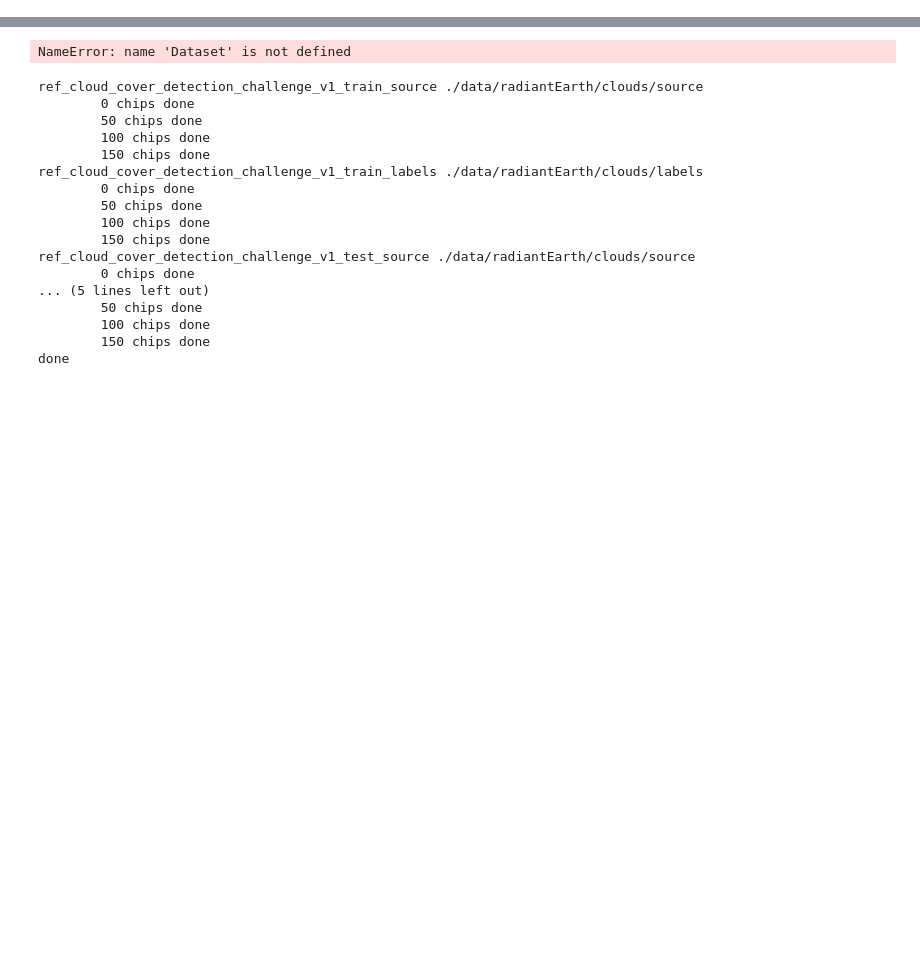
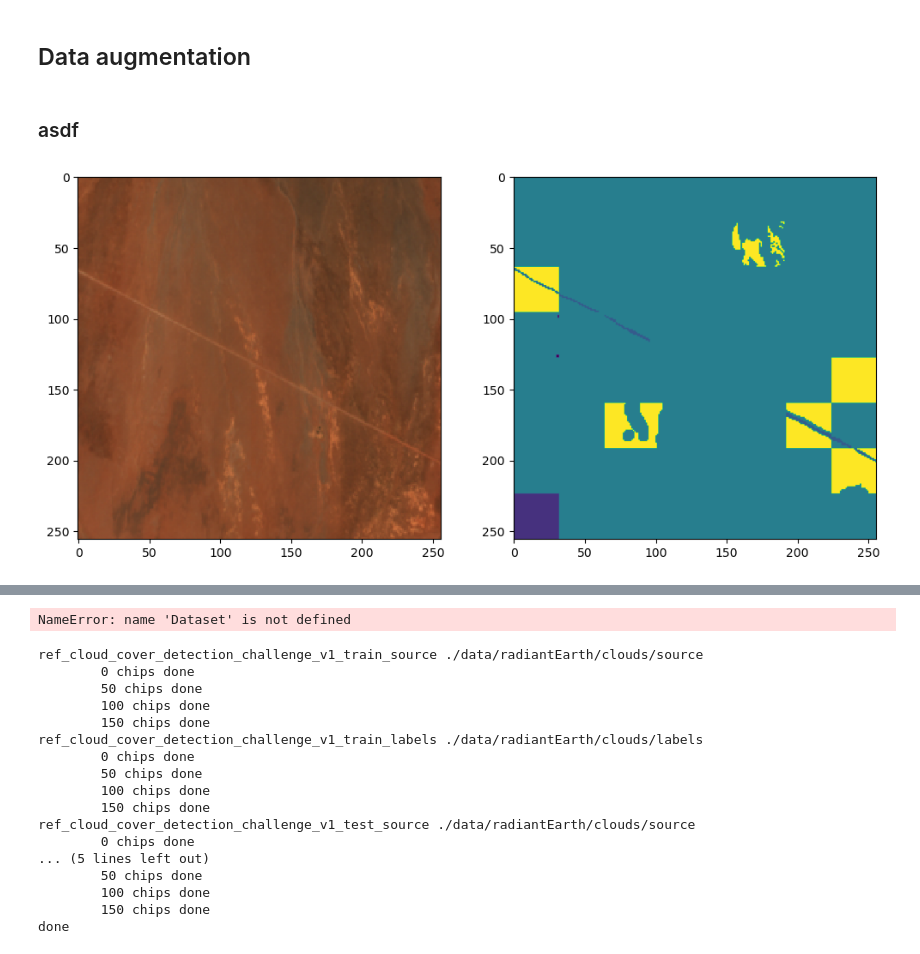
Before and after one commit to caseyslaught/smartcarte-containers, a Jupyter notebook: notebooks/src/TestingRadiantEarth.ipynb, the cells around one changed output, grey strips where cells are left out. Cells and saved outputs as stored; diff of their text form; code cells hidden in the pictures; blank space fills up the shorter version.

```diff
--- a/notebooks/src/TestingRadiantEarth.ipynb
+++ b/notebooks/src/TestingRadiantEarth.ipynb
@@ -68,0 +189,21 @@ cloud_test_labels = Collection.fetch('ref_cloud_cover_detection_challenge_v1_tes
+# %% [markdown]
+## Data augmentation
+# %% [markdown]
+### asdf
+# %%
+import matplotlib.pyplot as plt
+import rasterio
+from common.utilities.visualization import plot_bands
+
+
+fig, (ax1, ax2) = plt.subplots(1, 2, figsize=(12, 12))
+
+file_name = "34JBL_01.tif"
+
+with rasterio.open(f"./data/radiantEarth/landcover/source/{file_name}") as src:
+    plot_bands(src.read(masked=True), ax=ax1, bands=[2, 1, 0], transpose=True)
+
+with rasterio.open(f"./data/radiantEarth/landcover/labels/{file_name}") as src:
+    ax2.imshow(src.read(1), vmin=0, vmax=7)
+# %% [output]
+[figure, added]
```
Also changed, not shown: parts of 11 cells of this notebook, 5 other files.
